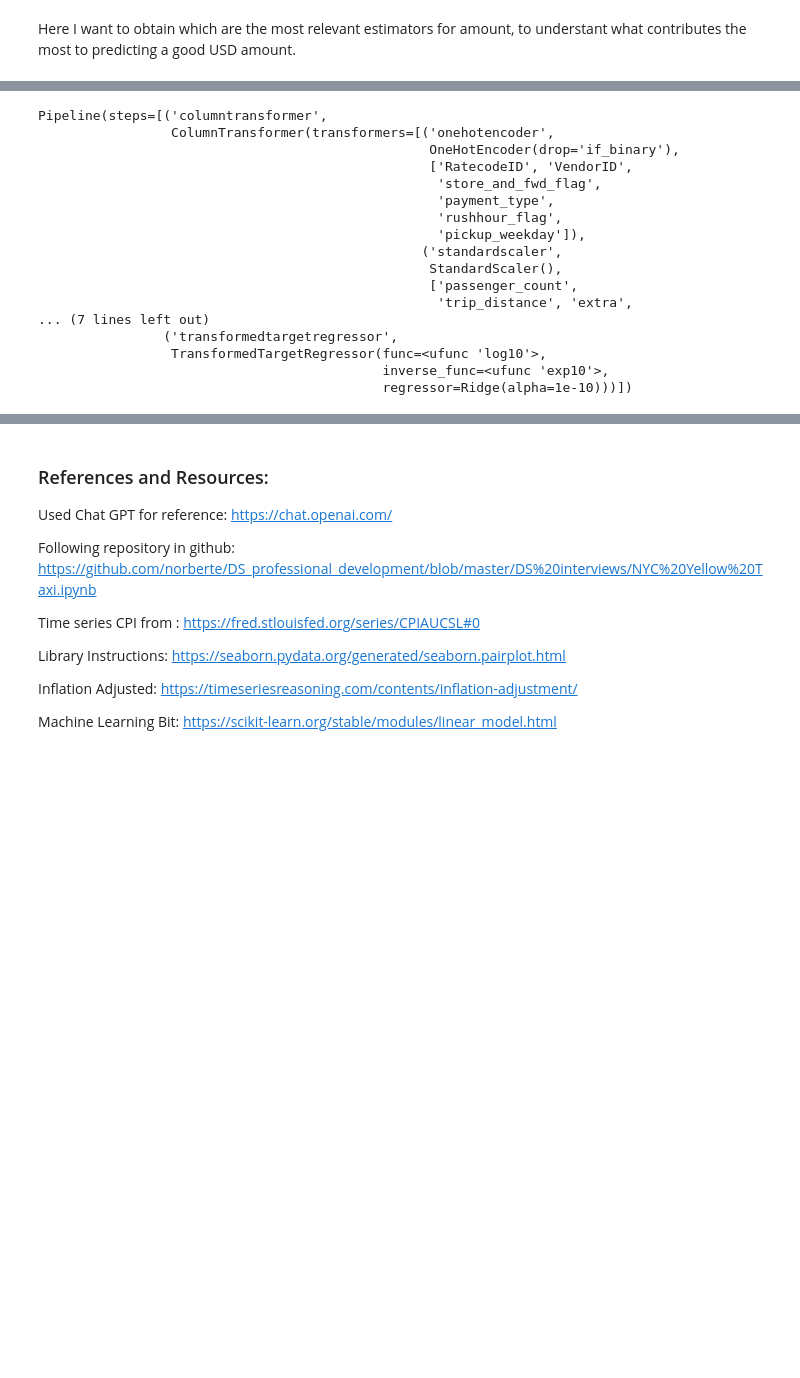
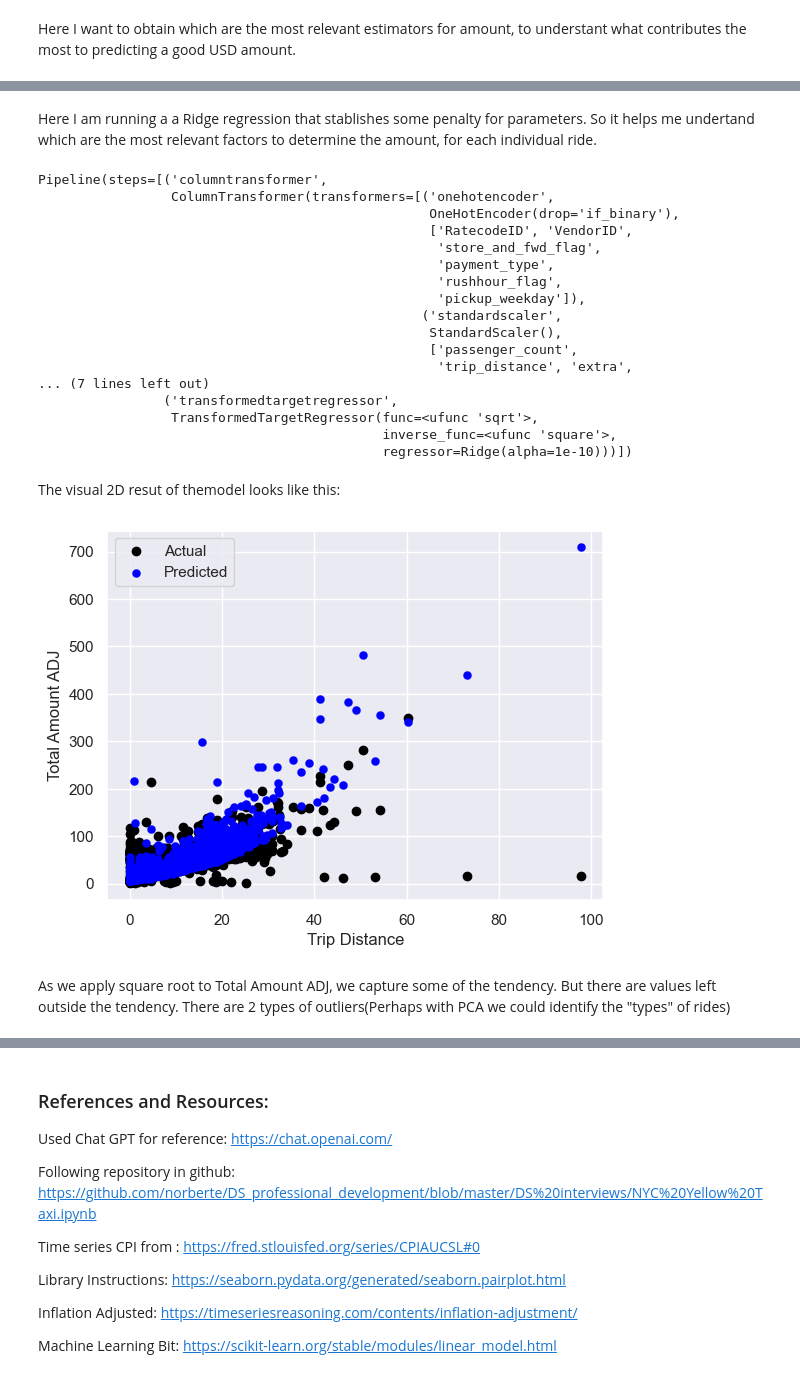
Before and after one commit to BenjaminDupre/taxi_data_task, a Jupyter notebook: taxi_data.ipynb, the cells around one changed output, grey strips where cells are left out. Saved outputs shown, nothing was run; the diff lists cells and outputs as text; code cells hidden in the pictures; blank space fills up the shorter version.

```diff
--- a/taxi_data.ipynb
+++ b/taxi_data.ipynb
@@ -636,3 +566,5 @@ Coefficient of determination: 0.89
+# %% [markdown]
+Here I am running a a Ridge regression that stablishes some penalty for parameters. So it helps me undertand which are the most relevant factors to determine the amount, for each individual ride.
 # %%
 from sklearn.compose import make_column_transformer
 from sklearn.preprocessing import OneHotEncoder
@@ -646,7 +578,7 @@ an_ny = df_ny[["RatecodeID", "VendorID", "store_and_fwd_flag",
 X = an_ny.drop(columns=['total_amount_ADJ'])  # Exclude 'total_amount_ADJ' column
 y = an_ny['total_amount_ADJ']  # Target variable
 
-X_train, X_test, y_train, y_test = train_test_split(X, y, random_state=42)
+X_train, X_test, y_train, y_test = train_test_split(X, y, test_size=0.2,random_state=42)
 # remove fare amount cause its highly correlated.
 categorical_columns = ["RatecodeID", "VendorID", "store_and_fwd_flag", "payment_type", "rushhour_flag", "pickup_weekday"]
 numerical_columns = ['passenger_count', 'trip_distance', 'extra','airport_fee','congestion_surcharge',
@@ -670,7 +602,7 @@ from sklearn.pipeline import make_pipeline
 model = make_pipeline(
     preprocessor,
     TransformedTargetRegressor(
-        regressor=Ridge(alpha=1e-10), func=np.log10, inverse_func=sp.special.exp10
+        regressor=Ridge(alpha=1e-10), func=np.sqrt, inverse_func=np.square
     ),
 )
 
@@ -690,9 +622,28 @@ Pipeline(steps=[('columntransformer',
                                                    'trip_distance', 'extra',
 ... (7 lines left out)
                 ('transformedtargetregressor',
-                 TransformedTargetRegressor(func=<ufunc 'log10'>,
-                                            inverse_func=<ufunc 'exp10'>,
+                 TransformedTargetRegressor(func=<ufunc 'sqrt'>,
+                                            inverse_func=<ufunc 'square'>,
                                             regressor=Ridge(alpha=1e-10)))])
+# %% [markdown]
+The visual 2D resut of themodel looks like this:
+# %%
+# Make predictions using the testing set
+y_pred = model.predict(X_test)
+
+
+# Plot outputs (for individual variables, not the multi-variable case)
+plt.scatter(X_test['trip_distance'], y_test, color="black", label="Actual")
+plt.scatter(X_test['trip_distance'], y_pred, color="blue", linewidth=0.1, label="Predicted")
+
+plt.xlabel('Trip Distance')
+plt.ylabel('Total Amount ADJ')
+plt.legend()
+plt.show()
+# %% [output]
+[figure, added]
+# %% [markdown]
+As we apply square root to Total Amount ADJ, we capture some of the tendency. But there are values left outside the tendency. There are 2 types of outliers(Perhaps with PCA we could identify the "types" of rides)
 # %%
 from sklearn.metrics import PredictionErrorDisplay, median_absolute_error
 
```
Also changed, not shown: parts of 12 cells of this notebook.
